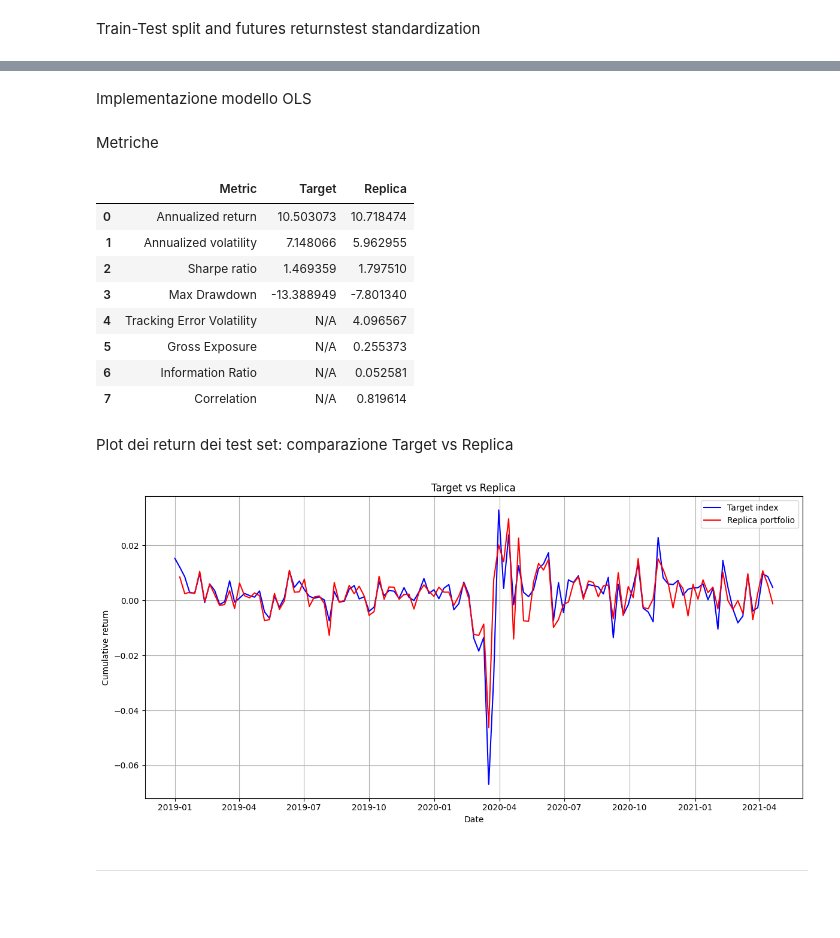
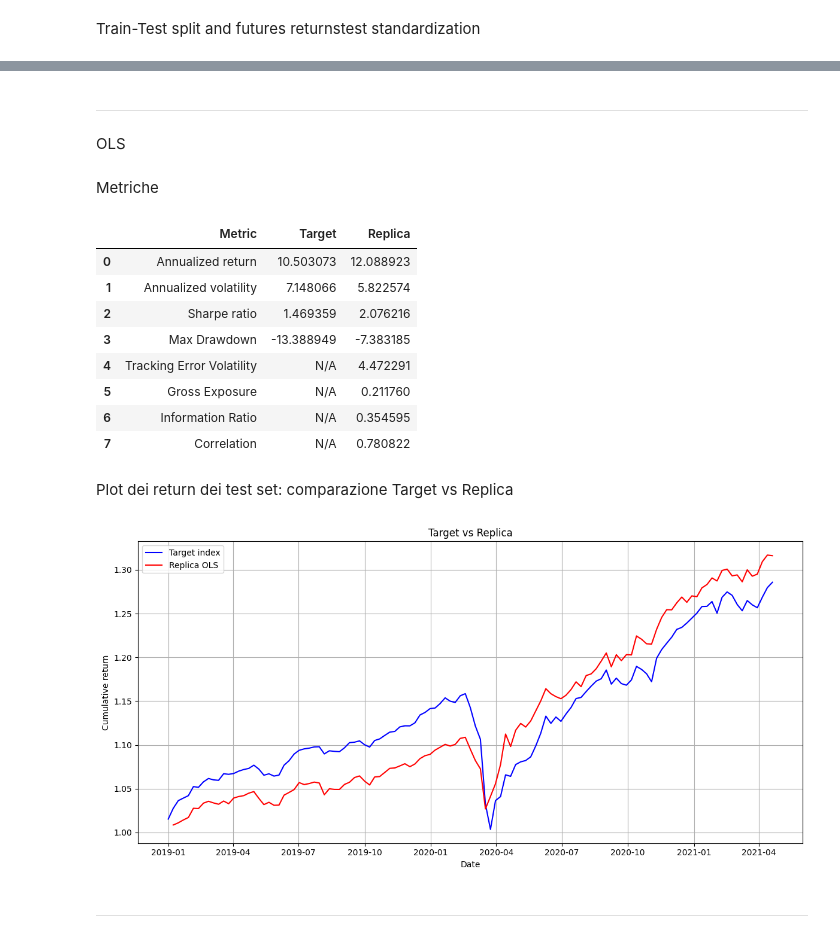
Before and after one commit to tommybaresi-creator/fintech-group-work, a Jupyter notebook: BusinessCase3/StatisticalModels.ipynb, the cells around one changed output, grey strips where cells are left out. Cells and saved outputs as stored; diff of their text form; code cells hidden in the pictures; blank space fills up the shorter version.

```diff
--- a/BusinessCase3/StatisticalModels.ipynb
+++ b/BusinessCase3/StatisticalModels.ipynb
@@ -57,0 +83,11 @@ X_test_scaled = scaler.transform(X_test)
+# %%
+nq1_idx = list(X_train.columns).index('NQ1')
+
+X_train_scaled = np.delete(X_train_scaled, nq1_idx, axis=1)
+X_test_scaled  = np.delete(X_test_scaled, nq1_idx, axis=1)
+
+X_train = X_train.drop(columns=['NQ1'])
+X_test  = X_test.drop(columns=['NQ1'])
+
+print("Colonne rimanenti:", X_train.columns.tolist())
+print("Shape X_train_scaled:", X_train_scaled.shape)
@@ -58,3 +97,5 @@ X_test_scaled = scaler.transform(X_test)
+# %% [markdown]
+---------------------------
 # %% [markdown]
-Implementazione modello OLS
+OLS
 # %%
@@ -111,45 +190,4 @@ Metriche
 # %%
-def annual_return(returns):
-    ann_ret = returns.mean() * 52
-    return ann_ret
-
-def volatility(returns):
-    vol = np.std(returns, ddof=1) * np.sqrt(52)
-    return vol
-
-def tracking_error_volatility(returns_replica, returns_target):
-    tev = np.std(returns_replica - returns_target, ddof=1) * np.sqrt(52)
-    return tev
-
-def sharpe_ratio(returns):
-    sharpe = annual_return(returns) / volatility(returns)
-    return sharpe
-
-def max_drawdown(returns):
-    cumulative  = (1 + returns).cumprod()
-    rolling_max = cumulative.cummax()
-    drawdown    = (cumulative - rolling_max) / rolling_max
-    return drawdown.min()
-
-def gross_exposure(weights_history):
-    weights_df = pd.DataFrame(weights_history)
-    return weights_df.abs().sum(axis=1).mean()
-
-def correlation(returns_replica, returns_target):
-    corr = returns_replica.corr(returns_target)
-    return corr
-
-def information_ratio(returns_replica, returns_target):
-    active_returns = returns_replica - returns_target
-
-    excess_return = active_returns.mean() * 52
-    tracking_error = active_returns.std(ddof=1) * np.sqrt(52)
-
-    if tracking_error == 0:
-        return np.nan
-
-    return excess_return / tracking_error
-
 Y_test_aligned = Y_test.loc[Y_pred_test.index]
 
 metrics = pd.DataFrame({
@@ -183,31 +221,29 @@ metrics = pd.DataFrame({
 metrics
 # %% [output]
 |  | Metric | Target | Replica |
-| 0 | Annualized return | 10.503073 | 10.718474 |
-| 1 | Annualized volatility | 7.148066 | 5.962955 |
-| 2 | Sharpe ratio | 1.469359 | 1.797510 |
-| 3 | Max Drawdown | -13.388949 | -7.801340 |
-| 4 | Tracking Error Volatility | N/A | 4.096567 |
-| 5 | Gross Exposure | N/A | 0.255373 |
-| 6 | Information Ratio | N/A | 0.052581 |
-| 7 | Correlation | N/A | 0.819614 |
+| 0 | Annualized return | 10.503073 | 12.088923 |
+| 1 | Annualized volatility | 7.148066 | 5.822574 |
+| 2 | Sharpe ratio | 1.469359 | 2.076216 |
+| 3 | Max Drawdown | -13.388949 | -7.383185 |
+| 4 | Tracking Error Volatility | N/A | 4.472291 |
+| 5 | Gross Exposure | N/A | 0.211760 |
+| 6 | Information Ratio | N/A | 0.354595 |
+| 7 | Correlation | N/A | 0.780822 |
 # %% [markdown]
 Plot dei return dei test set: comparazione Target vs Replica
 # %%
-import matplotlib.pyplot as plt
-
 plt.figure(figsize=(12, 6))
-plt.plot(Y_test, label='Target index', color='blue')
-plt.plot(Y_pred_test, label='Replica portfolio', color='red')
+plt.plot((1 + Y_test).cumprod(), label='Target index', color='blue')
+plt.plot((1 + Y_pred_test).cumprod(), label='Replica OLS', color='red')
 plt.title('Target vs Replica')
 plt.xlabel('Date')
 plt.ylabel('Cumulative return')
 plt.legend()
 plt.grid(True)
 plt.tight_layout()
 plt.show()
 # %% [output]
-[figure, old version]
+[figure, new version]
 # %% [markdown]
 --------------------
 # %% [markdown]
```
Also changed, not shown: parts of 64 cells of this notebook.
